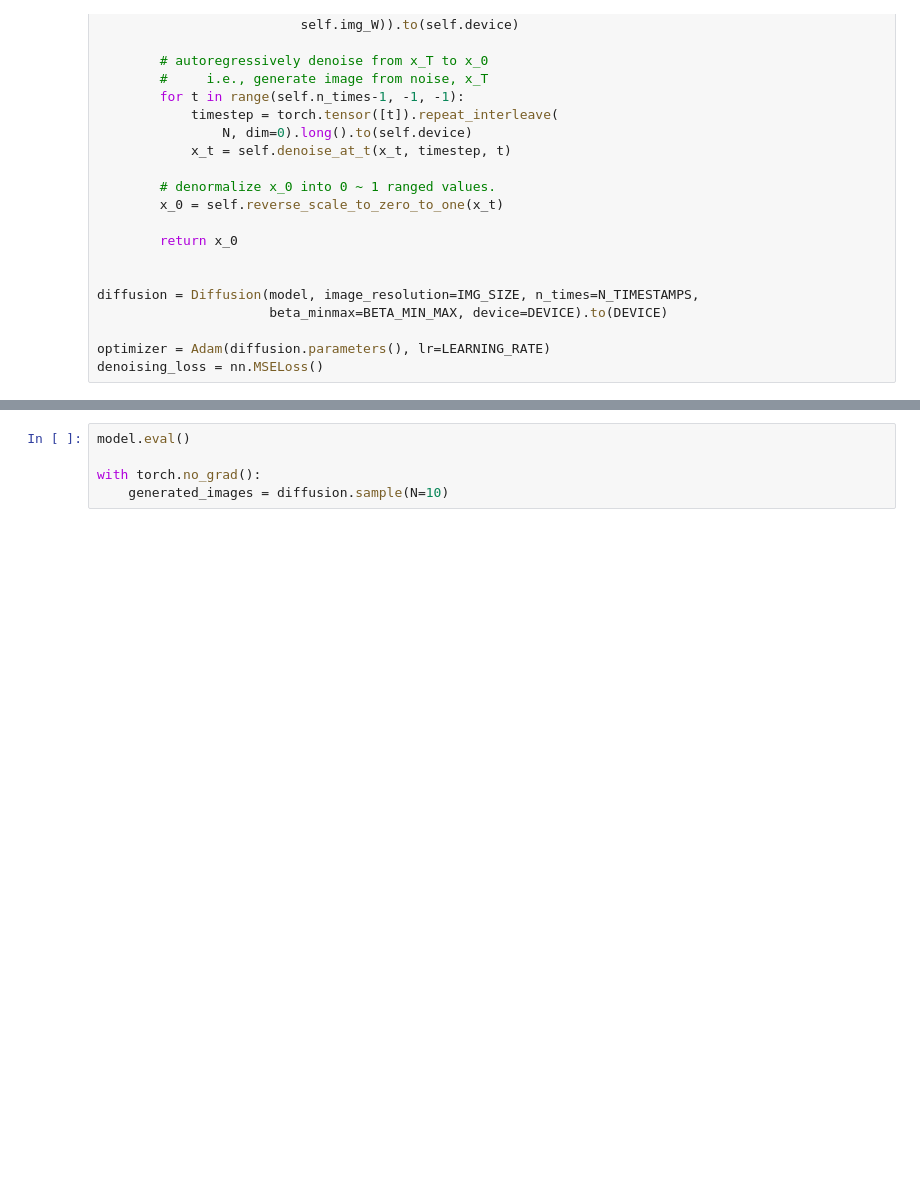
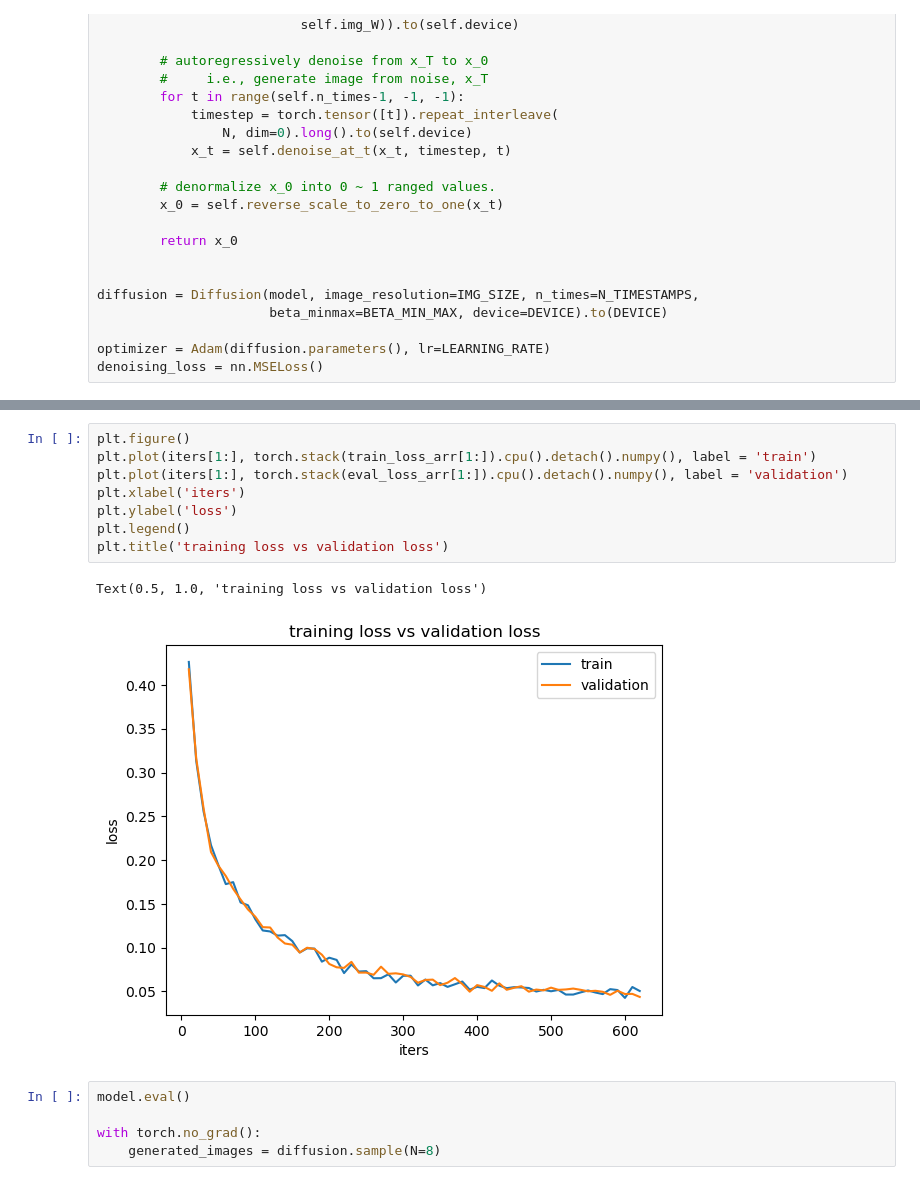
Before and after one commit to mysterytony/cs231n_project, a Jupyter notebook: ddpm.ipynb, the cells around one changed output, grey strips where cells are left out. Drawn from its saved outputs; the diff is of its cells as text; blank space fills up the shorter version.

```diff
--- a/ddpm.ipynb
+++ b/ddpm.ipynb
@@ -321,8 +573,19 @@ KeyboardInterrupt:
+# %%
+plt.figure()
+plt.plot(iters[1:], torch.stack(train_loss_arr[1:]).cpu().detach().numpy(), label = 'train')
+plt.plot(iters[1:], torch.stack(eval_loss_arr[1:]).cpu().detach().numpy(), label = 'validation')
+plt.xlabel('iters')
+plt.ylabel('loss')
+plt.legend()
+plt.title('training loss vs validation loss')
+# %% [output]
+Text(0.5, 1.0, 'training loss vs validation loss')
+[figure, added]
 # %%
 model.eval()
 
 with torch.no_grad():
-    generated_images = diffusion.sample(N=10)
+    generated_images = diffusion.sample(N=8)
 # %%
 show_image(generated_images[0])
 # %% [output]
```
Also changed, not shown: parts of 9 cells of this notebook.
